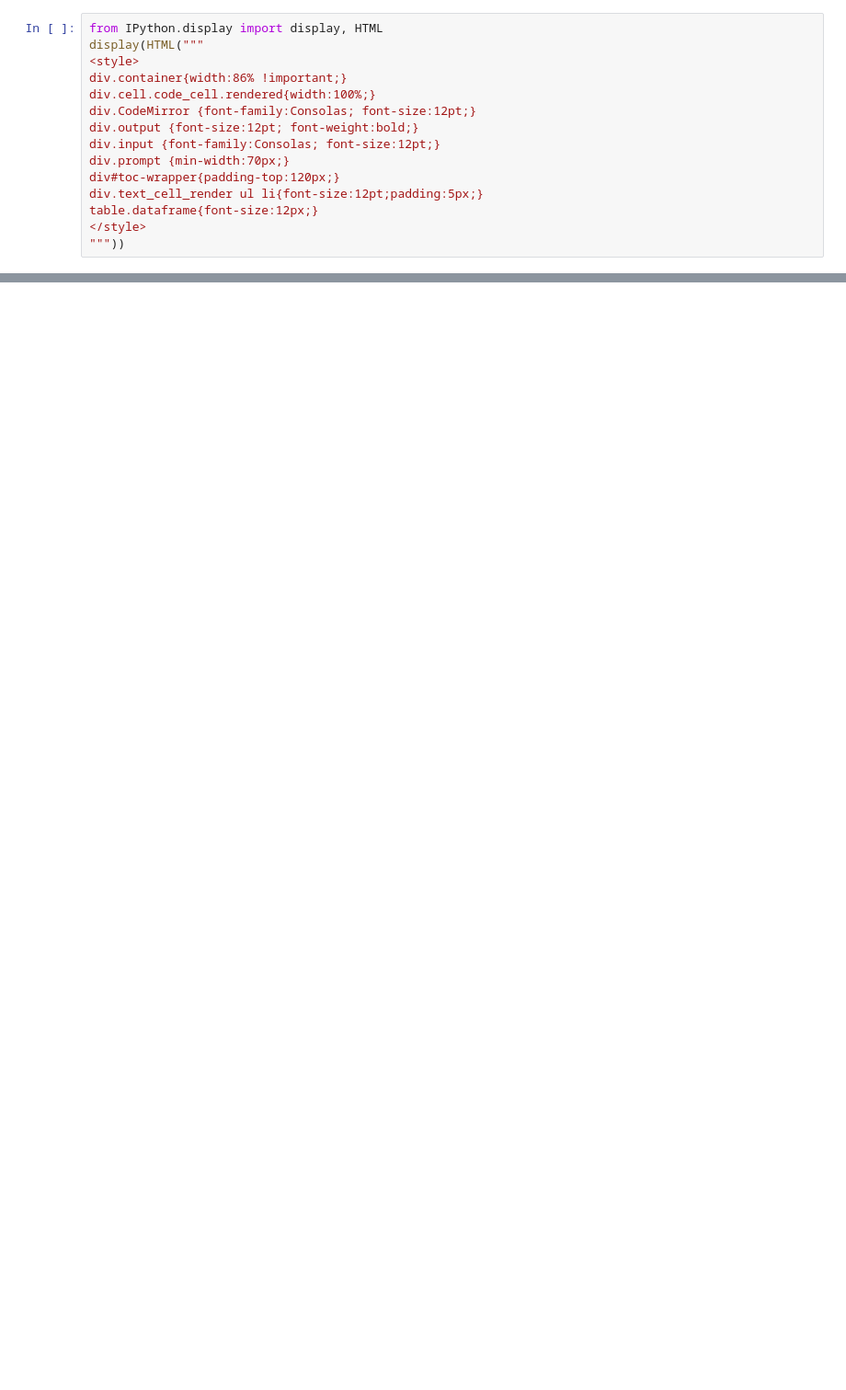
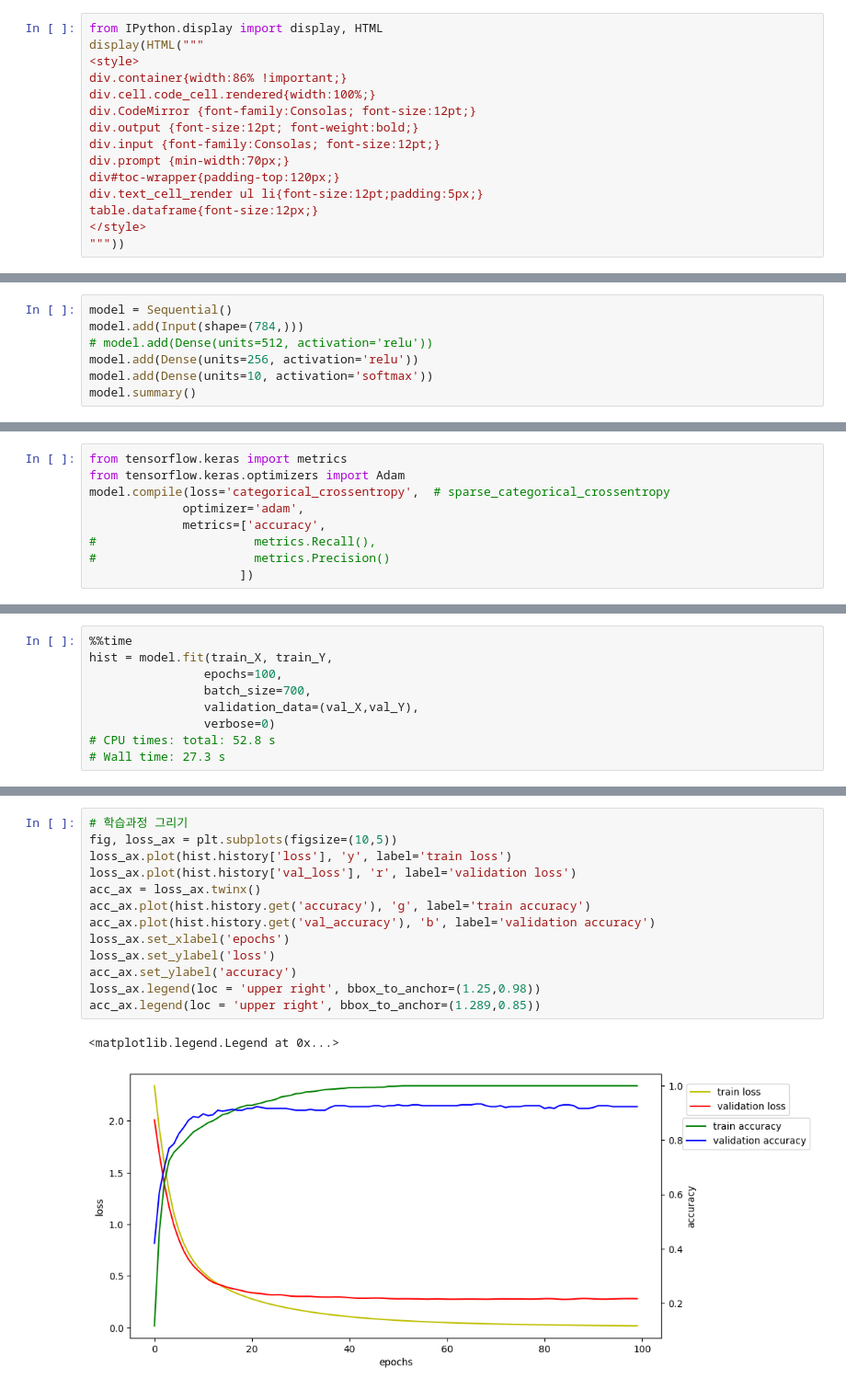
Before and after one commit to jsa3338/AI-X, a Jupyter notebook: source/05_DeepLearning/08_DNN(딥러닝)_MNIST(손글씨 데이터).ipynb, the cells around one changed output, grey strips where cells are left out. Shown: that part at 92% size. Drawn from its saved outputs; the diff is of its cells as text; blank space fills up the shorter version.

```diff
--- a/source/05_DeepLearning/08_DNN(딥러닝)_MNIST(손글씨 데이터).ipynb
+++ b/source/05_DeepLearning/08_DNN(딥러닝)_MNIST(손글씨 데이터).ipynb
@@ -24,0 +200,7 @@ plt.imshow(img)
+# %%
+model = Sequential()
+model.add(Input(shape=(784,)))
+# model.add(Dense(units=512, activation='relu'))
+model.add(Dense(units=256, activation='relu'))
+model.add(Dense(units=10, activation='softmax'))
+model.summary()
@@ -24,0 +223,9 @@ plt.imshow(img)
+# %%
+from tensorflow.keras import metrics
+from tensorflow.keras.optimizers import Adam
+model.compile(loss='categorical_crossentropy',  # sparse_categorical_crossentropy
+             optimizer='adam',
+             metrics=['accuracy',
+#                      metrics.Recall(),
+#                      metrics.Precision()
+                     ])
@@ -24,0 +234,9 @@ plt.imshow(img)
+# %%
+%%time
+hist = model.fit(train_X, train_Y,
+                epochs=100,
+                batch_size=700,
+                validation_data=(val_X,val_Y),
+                verbose=0)
+# CPU times: total: 52.8 s
+# Wall time: 27.3 s
@@ -24,0 +253,16 @@ plt.imshow(img)
+# %%
+# 학습과정 그리기
+fig, loss_ax = plt.subplots(figsize=(10,5))
+loss_ax.plot(hist.history['loss'], 'y', label='train loss')
+loss_ax.plot(hist.history['val_loss'], 'r', label='validation loss')
+acc_ax = loss_ax.twinx()
+acc_ax.plot(hist.history.get('accuracy'), 'g', label='train accuracy')
+acc_ax.plot(hist.history.get('val_accuracy'), 'b', label='validation accuracy')
+loss_ax.set_xlabel('epochs')
+loss_ax.set_ylabel('loss')
+acc_ax.set_ylabel('accuracy')
+loss_ax.legend(loc = 'upper right', bbox_to_anchor=(1.25,0.98))
+acc_ax.legend(loc = 'upper right', bbox_to_anchor=(1.289,0.85))
+# %% [output]
+<matplotlib.legend.Legend at 0x...>
+[figure, added]
```
Also changed, not shown: parts of 47 cells of this notebook, 44 other files.
